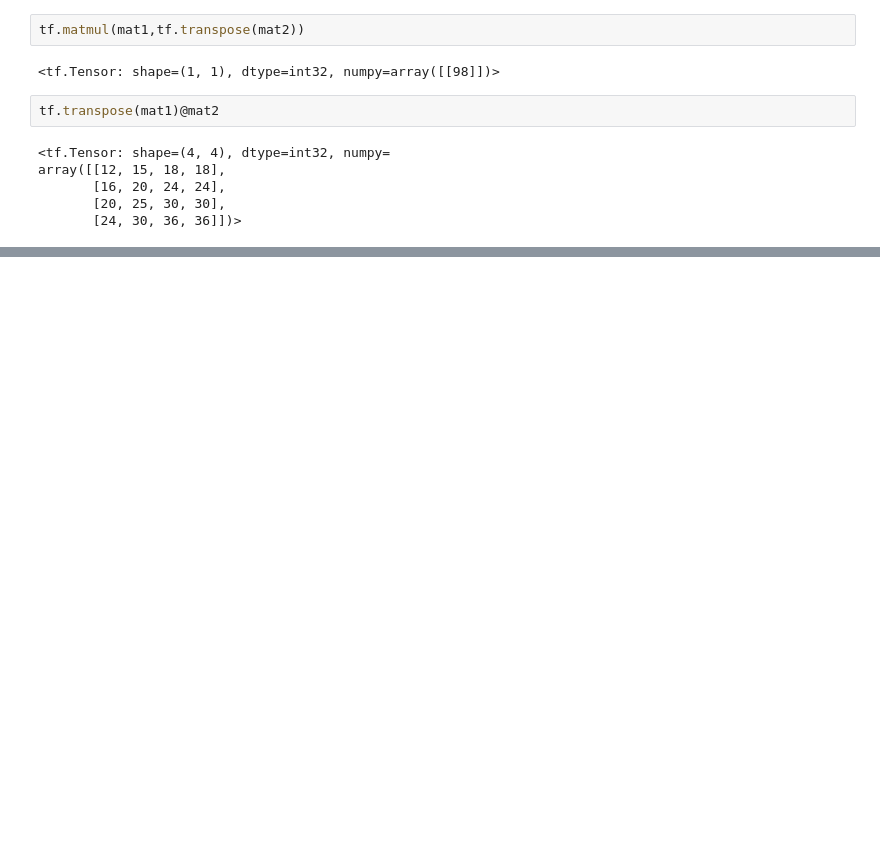
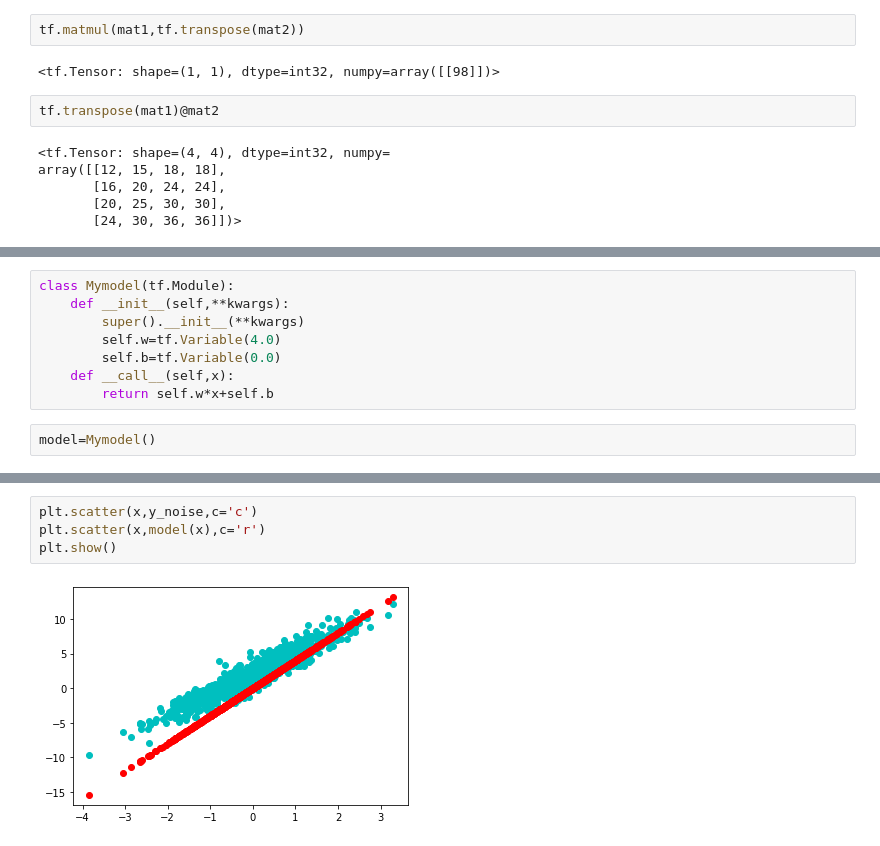
Before and after one commit to nitinkumar62011/Python-libraries-practice, a Jupyter notebook: tensorflow/tensorflow_practice.ipynb, the cells around one changed output, grey strips where cells are left out. Saved outputs shown, nothing was run; the diff lists cells and outputs as text; blank space fills up the shorter version.

```diff
--- a/tensorflow/tensorflow_practice.ipynb
+++ b/tensorflow/tensorflow_practice.ipynb
@@ -69,0 +265,10 @@ array([[12, 15, 18, 18],
+# %%
+class Mymodel(tf.Module):
+    def __init__(self,**kwargs):
+        super().__init__(**kwargs)
+        self.w=tf.Variable(4.0)
+        self.b=tf.Variable(0.0)
+    def __call__(self,x):
+        return self.w*x+self.b
+# %%
+model=Mymodel()
@@ -69,0 +279,6 @@ array([[12, 15, 18, 18],
+# %%
+plt.scatter(x,y_noise,c='c')
+plt.scatter(x,model(x),c='r')
+plt.show()
+# %% [output]
+[figure, added]
```
Also changed, not shown: parts of 37 cells of this notebook, 5 other files.
